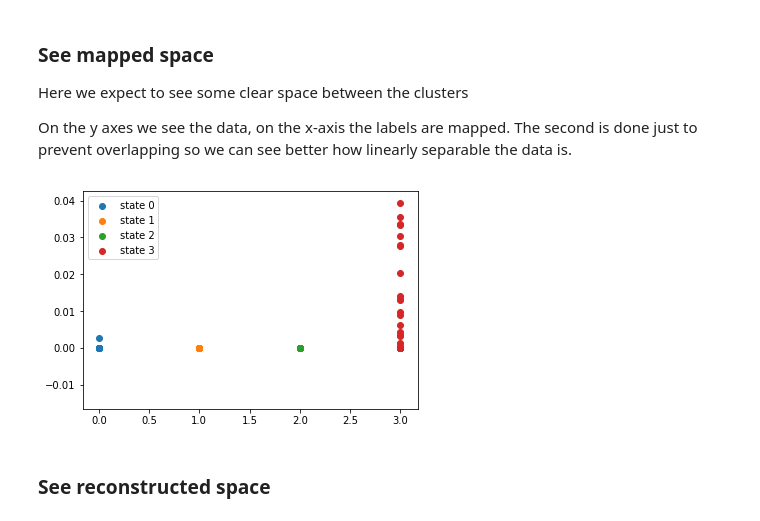
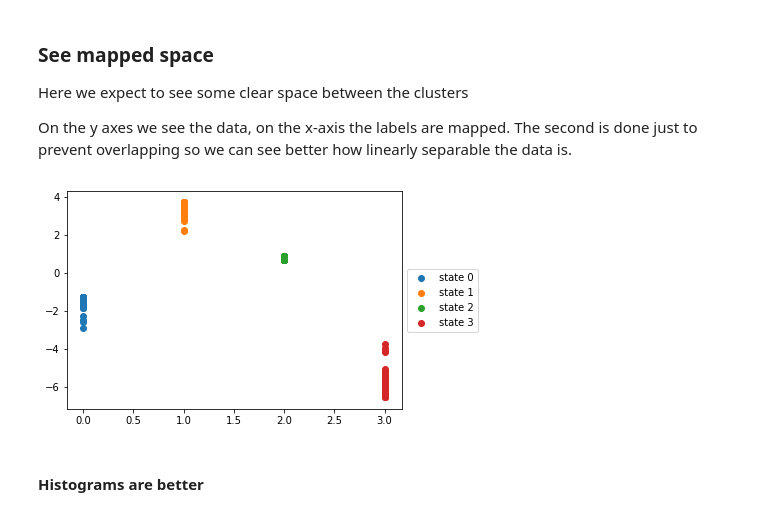
Before and after one commit to BoyanH/FU-DeepLearning, a Jupyter notebook: Solutions/Homework7/dimension_reduction.ipynb, the cells around one changed output. Drawn from its saved outputs; the diff is of its cells as text; code cells hidden in the pictures.

```diff
--- a/Solutions/Homework7/dimension_reduction.ipynb
+++ b/Solutions/Homework7/dimension_reduction.ipynb
@@ -112,23 +124,17 @@ plt.show()
 # %% [markdown]
 ## Define Model
-# %%
-input_dim = train_x.shape[1]
-input_shape = (input_dim, )
-target_dim = 1
-
-hidden_layers = [200, 100]
-batch_size = 256
-epochs = 10
 # %% [markdown]
 ### Encoder
 # %%
 encoder_input = Input(shape=input_shape, name='encoder_input')
 x = encoder_input
 for layer in hidden_layers:
-    x = Dense(layer, activation='relu')(x)
+    x = Dense(layer)(x)
+    x = BatchNormalization()(x) # didn't help at all
+    x = LeakyReLU(alpha=0.001)(x)
     x = Dropout(0.5)(x)
 
-x = Dense(target_dim, activation='relu', name='encoder_output')(x)
+x = Dense(target_dim, name='encoder_output')(x)
 encoder = Model(encoder_input, x, name='encoder')
 encoder.summary()
 # %% [output]
@@ -288,15 +300,20 @@ Accuracy: 69.20%
 ### See labels in original space
 # %%
 %matplotlib inline
-prediction = predict(state_validation_x)
 
-fig = plt.figure()
-ax = fig.gca(projection='3d')
+def plot_clustering(dataset, plot_each=1):
+    prediction, _ = predict(dataset)
 
-for y in range(labels_count):
-    data = state_validation_x[prediction == y, :]
-    ax.scatter(data[:, 0], data[:, 1], data[:, 2], label="state "+str(y))
+    fig = plt.figure()
+    ax = fig.gca(projection='3d')
+    plt.title('In original space')
 
-plt.legend()
-plt.show()
+    for y in range(labels_count):
+        data = dataset[prediction == y, :][::plot_each]
+        ax.scatter(data[:, 0], data[:, 1], data[:, 2], label="state "+str(y))
+
+    plt.legend()
+    plt.show()
+
+plot_clustering(state_validation_x)
 # %% [output]
@@ -310,16 +334,16 @@ On the y axes we see the data, on the x-axis the labels are mapped. The second i
 # %%
 projection = encoder.predict(state_validation_x)
 
 fig = plt.figure()
 ax = fig.add_subplot(111)
 
 for y in range(labels_count):
     data = projection[state_validation_y == y, :]
     ax.scatter(np.ones(len(data)) * y, data[:, 0], label="state " + str(y))
 
-plt.legend()
+plt.legend(loc='center left', bbox_to_anchor=(1, 0.5))
 plt.show()
 # %% [output]
-[figure, old version]
+[figure, new version]
-# %% [markdown]
-### See reconstructed space
+# %% [markdown]
+#### Histograms are better
```
Also changed, not shown: parts of 30 cells of this notebook, 36 other files.
